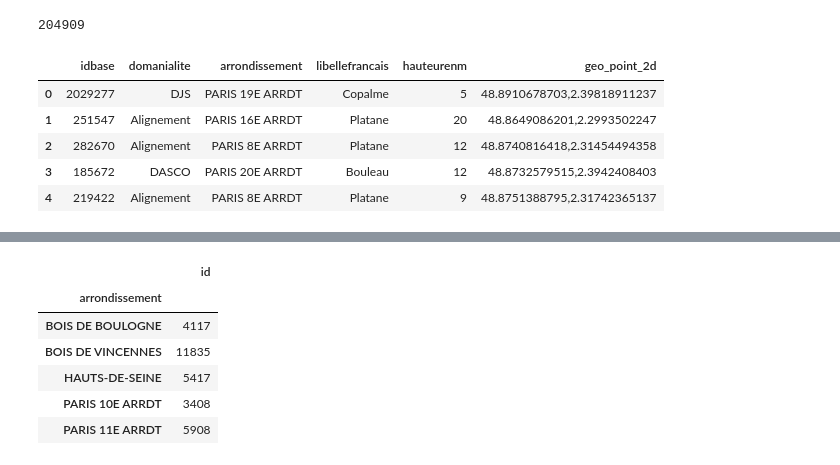
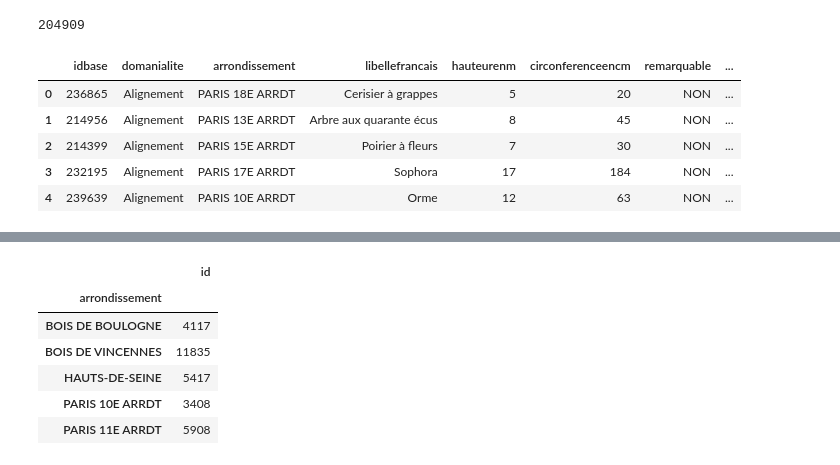
Before and after one commit to mastersigat/GeoPandas, a Jupyter notebook: Séance_1_(intro_Pandas).ipynb, the cells around one changed output, grey strips where cells are left out. Drawn from its saved outputs; the diff is of its cells as text; code cells hidden in the pictures.

```diff
--- a/Séance_1_(intro_Pandas).ipynb
+++ b/Séance_1_(intro_Pandas).ipynb
@@ -427,15 +407,15 @@ arbres['domanialite'].size
 # %%
 #Réorganiser la table
 
-arbresok = arbres[["idbase", "domanialite", "arrondissement", "libellefrancais", "hauteurenm", "geo_point_2d"]]
+arbresok = arbres[["idbase", "domanialite", "arrondissement", "libellefrancais", "hauteurenm", "circonferenceencm", "remarquable", "geo_point_2d"]]
 arbresok.head()
 # %% [output]
-|  | idbase | domanialite | arrondissement | libellefrancais | hauteurenm | geo_point_2d |
-| 0 | 2029277 | DJS | PARIS 19E ARRDT | Copalme | 5 | 48.8910678703,2.39818911237 |
-| 1 | 251547 | Alignement | PARIS 16E ARRDT | Platane | 20 | 48.8649086201,2.2993502247 |
-| 2 | 282670 | Alignement | PARIS 8E ARRDT | Platane | 12 | 48.8740816418,2.31454494358 |
-| 3 | 185672 | DASCO | PARIS 20E ARRDT | Bouleau | 12 | 48.8732579515,2.3942408403 |
-| 4 | 219422 | Alignement | PARIS 8E ARRDT | Platane | 9 | 48.8751388795,2.31742365137 |
+|  | idbase | domanialite | arrondissement | libellefrancais | hauteurenm | circonferenceencm | remarquable | ... |
+| 0 | 236865 | Alignement | PARIS 18E ARRDT | Cerisier à grappes | 5 | 20 | NON | ... |
+| 1 | 214956 | Alignement | PARIS 13E ARRDT | Arbre aux quarante écus | 8 | 45 | NON | ... |
+| 2 | 214399 | Alignement | PARIS 15E ARRDT | Poirier à fleurs | 7 | 30 | NON | ... |
+| 3 | 232195 | Alignement | PARIS 17E ARRDT | Sophora | 17 | 184 | NON | ... |
+| 4 | 239639 | Alignement | PARIS 10E ARRDT | Orme | 12 | 63 | NON | ... |
 # %%
 # Renommer les champs
 
```
Also changed, not shown: parts of 18 cells of this notebook.
